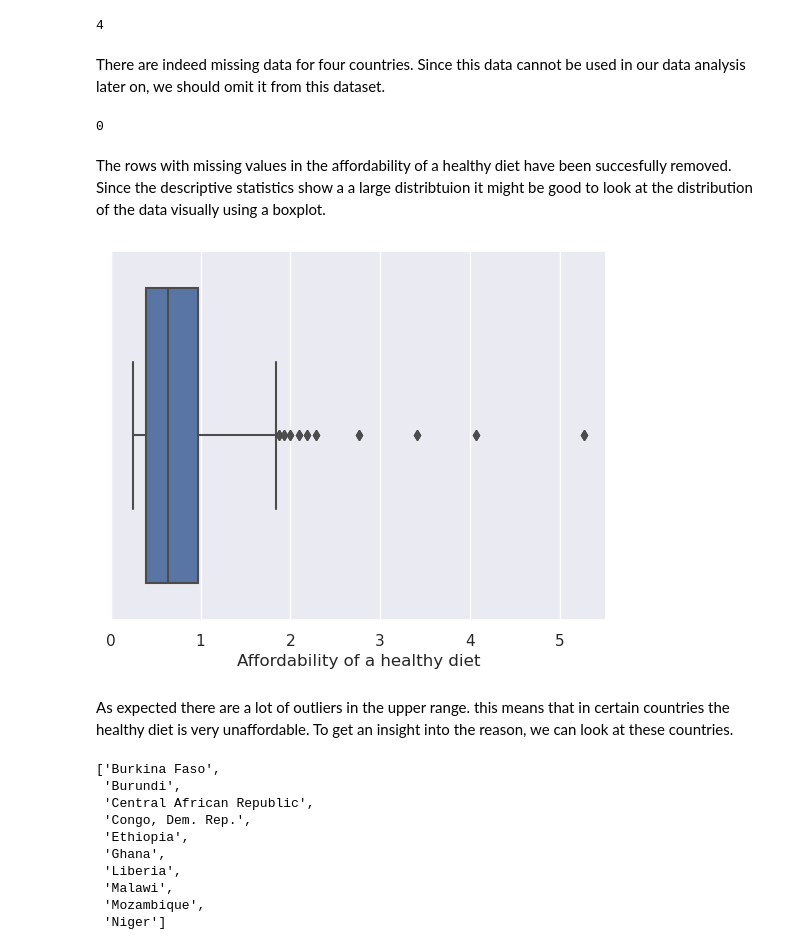
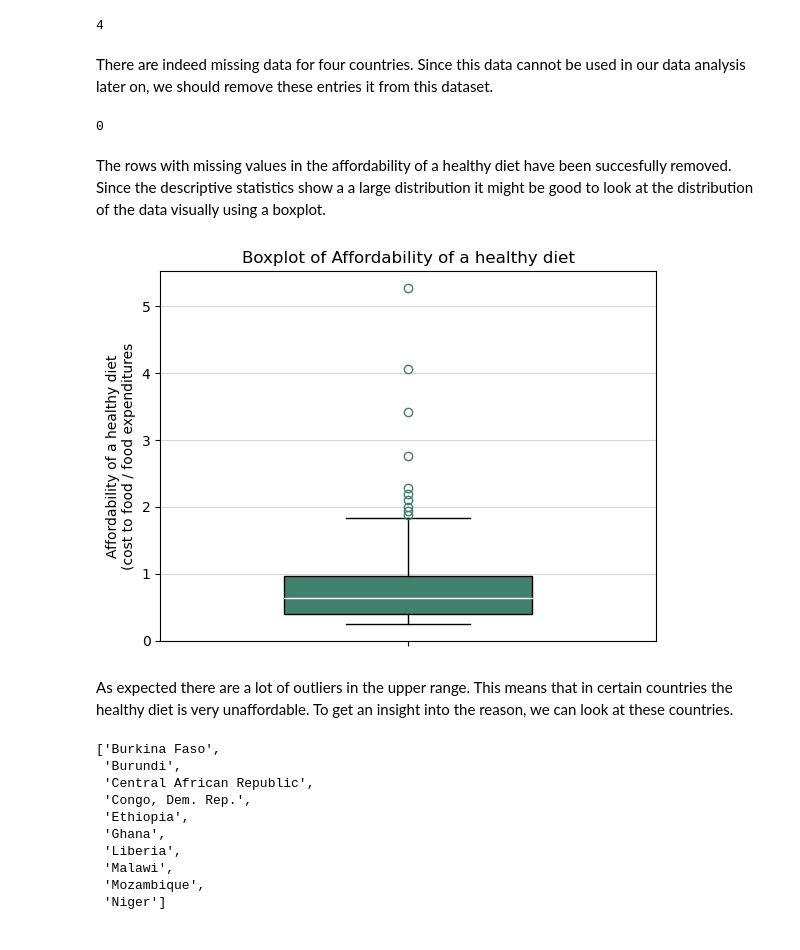
Before and after one commit to JobMaathuis/Affordability_healthy_diet_and_BMI, a Jupyter notebook: final_assignment.ipynb, the cells around one changed output. Cells and saved outputs as stored; diff of their text form; code cells hidden in the pictures.

Commit message:
Worked on making a panel, and updated some plots

```diff
--- a/final_assignment.ipynb
+++ b/final_assignment.ipynb
@@ -177,5 +189,5 @@ df_merged[df_merged['Sex'] == 'Men']['Affordability of a healthy diet'].isna().s
 # %% [output]
 4
 # %% [markdown]
-There are indeed missing data for four countries. Since this data cannot be used in our data analysis later on, we should omit it from this dataset.
+There are indeed missing data for four countries. Since this data cannot be used in our data analysis later on, we should remove these entries it from this dataset.
 # %%
@@ -184,16 +196,29 @@ df_merged[df_merged['Sex'] == 'Men']['Affordability of a healthy diet'].isna().s
 # %% [output]
 0
 # %% [markdown]
-The rows with missing values in the affordability of a healthy diet have been succesfully removed. Since the descriptive statistics show a a large distribtuion it might be good to look at the distribution of the data visually using a boxplot.
+The rows with missing values in the affordability of a healthy diet have been succesfully removed. Since the descriptive statistics show a a large distribution it might be good to look at the distribution of the data visually using a boxplot.
-# %%
-sns.set(style="darkgrid")  # add grids to plot
-sns.boxplot(x=df_merged['Affordability of a healthy diet'])# title='Test')
-# sns.title('Boxplot of mean BMI per sex')
-plt.show()
-# %% [output]
-[figure, removed]
+# %%
+def create_afford_boxplot(df, xlabel, ylabel, title):
+    fig = plt.figure()
+    plt.boxplot(df, widths=0.5,
+                flierprops=dict(markeredgecolor='#40826D', marker='o'),
+                boxprops=dict(facecolor='#40826D'),
+                medianprops= dict(color='white'),
+                patch_artist=True)
+    plt.xlabel(xlabel)
+    plt.ylabel(ylabel)
+    plt.title(title)
+    plt.xticks([1], [None])  # remove the redundant xtick number
+    plt.grid(axis='y', alpha=.5)
+    return fig   # so that the figure can be saved in a variable for the dashboard later
+
+boxplot_affordability = create_afford_boxplot(df_merged[df_merged['Sex'] == 'Men']['Affordability of a healthy diet'],
+                                              xlabel=None, ylabel='Affordability of a healthy diet\n(cost to food / food expenditures',
+                                              title='Boxplot of Affordability of a healthy diet')
+# %% [output]
+[figure, added]
 # %% [markdown]
-As expected there are a lot of outliers in the upper range. this means that in certain countries the healthy diet is very unaffordable. To get an insight into the reason, we can look at these countries.
+As expected there are a lot of outliers in the upper range. This means that in certain countries the healthy diet is very unaffordable. To get an insight into the reason, we can look at these countries.
 # %%
 stats = df_merged[df_merged['Sex'] == 'Men']['Affordability of a healthy diet'].describe()
 q1 = stats[4]
```
Also changed, not shown: parts of 48 cells of this notebook, 1 other file.
